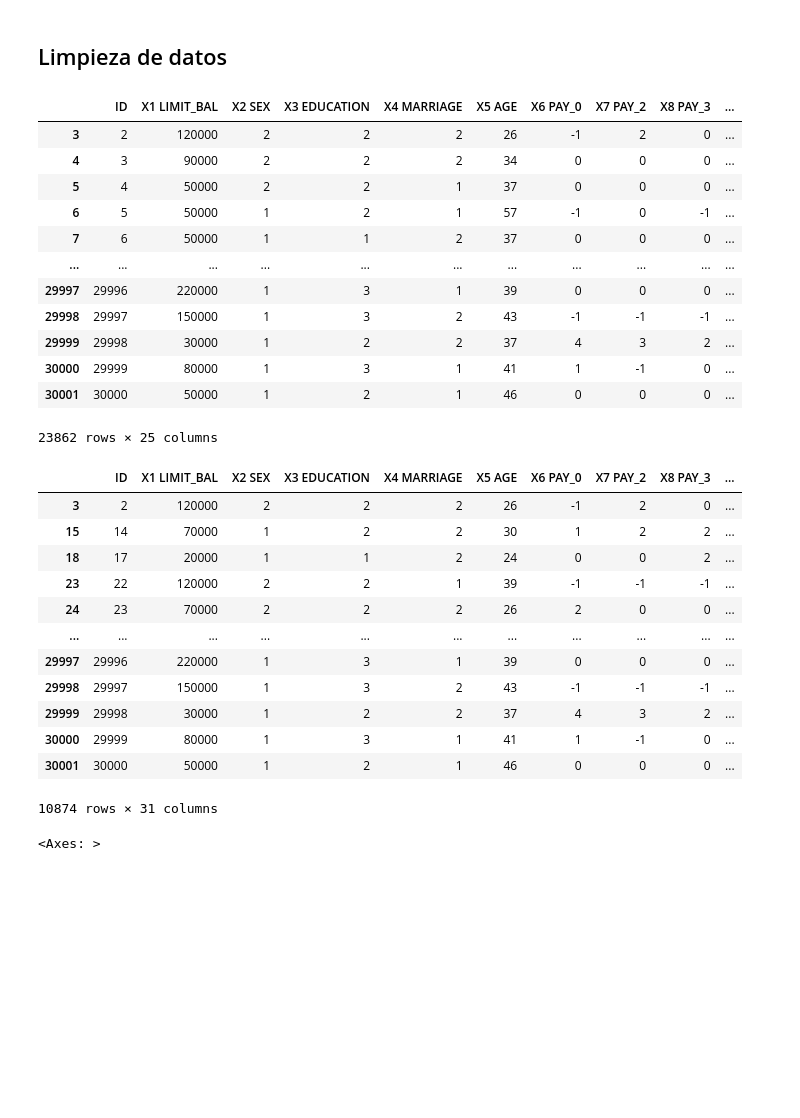
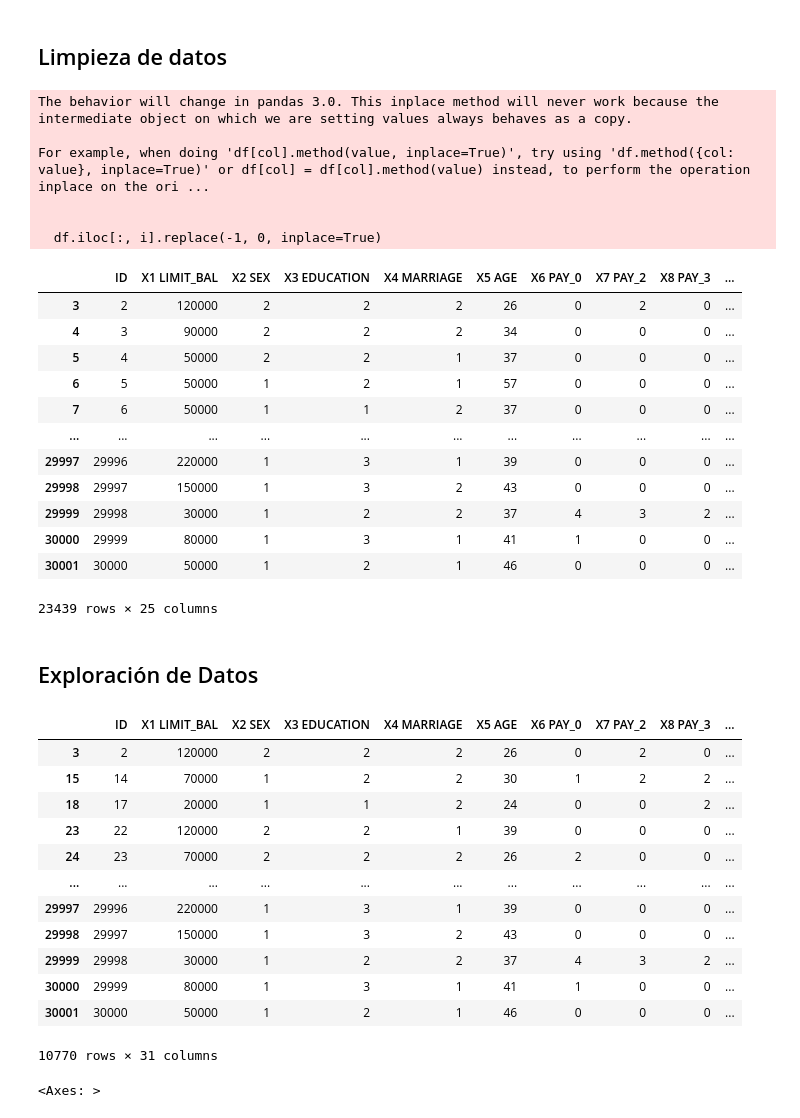
Before and after one commit to spulidod/Proyecto2_actd, a Jupyter notebook: LimpiezaDatos.ipynb, the cells around one changed output. Cells and saved outputs as stored; diff of their text form; code cells hidden in the pictures; blank space fills up the shorter version.

```diff
--- a/LimpiezaDatos.ipynb
+++ b/LimpiezaDatos.ipynb
@@ -18,26 +18,32 @@ df.columns = new_header  # Establece el nuevo encabezado
 # %%
 # Se elimina las filas que contengan un -2 entre las columnas X6 a X11
 valor_especifico=-2
 
-for i in range(8,13):
+for i in range(6,12):
     df = df.drop(df.loc[df.iloc[:, i] == valor_especifico].index)
     df.iloc[:, i].replace(-1, 0, inplace=True)
 
 df
 # %% [output]
+The behavior will change in pandas 3.0. This inplace method will never work because the intermediate object on which we are setting values always behaves as a copy.
+
+For example, when doing 'df[col].method(value, inplace=True)', try using 'df.method({col: value}, inplace=True)' or df[col] = df[col].method(value) instead, to perform the operation inplace on the ori ...
+
+
+  df.iloc[:, i].replace(-1, 0, inplace=True)
 |  | ID | X1 LIMIT_BAL | X2 SEX | X3 EDUCATION | X4 MARRIAGE | X5 AGE | X6 PAY_0 | X7 PAY_2 | X8 PAY_3 | ... |
-| 3 | 2 | 120000 | 2 | 2 | 2 | 26 | -1 | 2 | 0 | ... |
+| 3 | 2 | 120000 | 2 | 2 | 2 | 26 | 0 | 2 | 0 | ... |
 | 4 | 3 | 90000 | 2 | 2 | 2 | 34 | 0 | 0 | 0 | ... |
 | 5 | 4 | 50000 | 2 | 2 | 1 | 37 | 0 | 0 | 0 | ... |
-| 6 | 5 | 50000 | 1 | 2 | 1 | 57 | -1 | 0 | -1 | ... |
+| 6 | 5 | 50000 | 1 | 2 | 1 | 57 | 0 | 0 | 0 | ... |
 | 7 | 6 | 50000 | 1 | 1 | 2 | 37 | 0 | 0 | 0 | ... |
 | ... | ... | ... | ... | ... | ... | ... | ... | ... | ... | ... |
 | 29997 | 29996 | 220000 | 1 | 3 | 1 | 39 | 0 | 0 | 0 | ... |
-| 29998 | 29997 | 150000 | 1 | 3 | 2 | 43 | -1 | -1 | -1 | ... |
+| 29998 | 29997 | 150000 | 1 | 3 | 2 | 43 | 0 | 0 | 0 | ... |
 | 29999 | 29998 | 30000 | 1 | 2 | 2 | 37 | 4 | 3 | 2 | ... |
-| 30000 | 29999 | 80000 | 1 | 3 | 1 | 41 | 1 | -1 | 0 | ... |
+| 30000 | 29999 | 80000 | 1 | 3 | 1 | 41 | 1 | 0 | 0 | ... |
 | 30001 | 30000 | 50000 | 1 | 2 | 1 | 46 | 0 | 0 | 0 | ... |
-23862 rows × 25 columns
+23439 rows × 25 columns
 # %%
 filas=len(df)
 for index, row in df.iterrows():
@@ -51,24 +57,26 @@ for index, row in df.iterrows():
     elif row['Y default payment next month']==0:
         df.drop(index, inplace=True)
     filas=len(df)
+# %% [markdown]
+## Exploración de Datos
 # %%
 for i in range(12, 18):
     df[f'RatioUso_{i}'] = df[f"X{i} BILL_AMT{i-11}"] / df["X1 LIMIT_BAL"]
 df
 # %% [output]
 |  | ID | X1 LIMIT_BAL | X2 SEX | X3 EDUCATION | X4 MARRIAGE | X5 AGE | X6 PAY_0 | X7 PAY_2 | X8 PAY_3 | ... |
-| 3 | 2 | 120000 | 2 | 2 | 2 | 26 | -1 | 2 | 0 | ... |
+| 3 | 2 | 120000 | 2 | 2 | 2 | 26 | 0 | 2 | 0 | ... |
 | 15 | 14 | 70000 | 1 | 2 | 2 | 30 | 1 | 2 | 2 | ... |
 | 18 | 17 | 20000 | 1 | 1 | 2 | 24 | 0 | 0 | 2 | ... |
-| 23 | 22 | 120000 | 2 | 2 | 1 | 39 | -1 | -1 | -1 | ... |
+| 23 | 22 | 120000 | 2 | 2 | 1 | 39 | 0 | 0 | 0 | ... |
 | 24 | 23 | 70000 | 2 | 2 | 2 | 26 | 2 | 0 | 0 | ... |
 | ... | ... | ... | ... | ... | ... | ... | ... | ... | ... | ... |
 | 29997 | 29996 | 220000 | 1 | 3 | 1 | 39 | 0 | 0 | 0 | ... |
-| 29998 | 29997 | 150000 | 1 | 3 | 2 | 43 | -1 | -1 | -1 | ... |
+| 29998 | 29997 | 150000 | 1 | 3 | 2 | 43 | 0 | 0 | 0 | ... |
 | 29999 | 29998 | 30000 | 1 | 2 | 2 | 37 | 4 | 3 | 2 | ... |
-| 30000 | 29999 | 80000 | 1 | 3 | 1 | 41 | 1 | -1 | 0 | ... |
+| 30000 | 29999 | 80000 | 1 | 3 | 1 | 41 | 1 | 0 | 0 | ... |
 | 30001 | 30000 | 50000 | 1 | 2 | 1 | 46 | 0 | 0 | 0 | ... |
-10874 rows × 31 columns
+10770 rows × 31 columns
 # %%
 features=["X1 LIMIT_BAL", "X2 SEX", "X3 EDUCATION", "X4 MARRIAGE", "X5 AGE", "X6 PAY_0", "X7 PAY_2", "X8 PAY_3", "X9 PAY_4", "X10 PAY_5", "X11 PAY_6", "X12 BILL_AMT1", "X13 BILL_AMT2", "X14 BILL_AMT3", "X15 BILL_AMT4", "X16 BILL_AMT5", "X17 BILL_AMT6", "X18 PAY_AMT1", "X19 PAY_AMT2", "X20 PAY_AMT3", "X21 PAY_AMT4", "X22 PAY_AMT5", "X23 PAY_AMT6", "Y default payment next month"]
 data_filtered=df[features]
```
Also changed, not shown: parts of 56 cells of this notebook.
